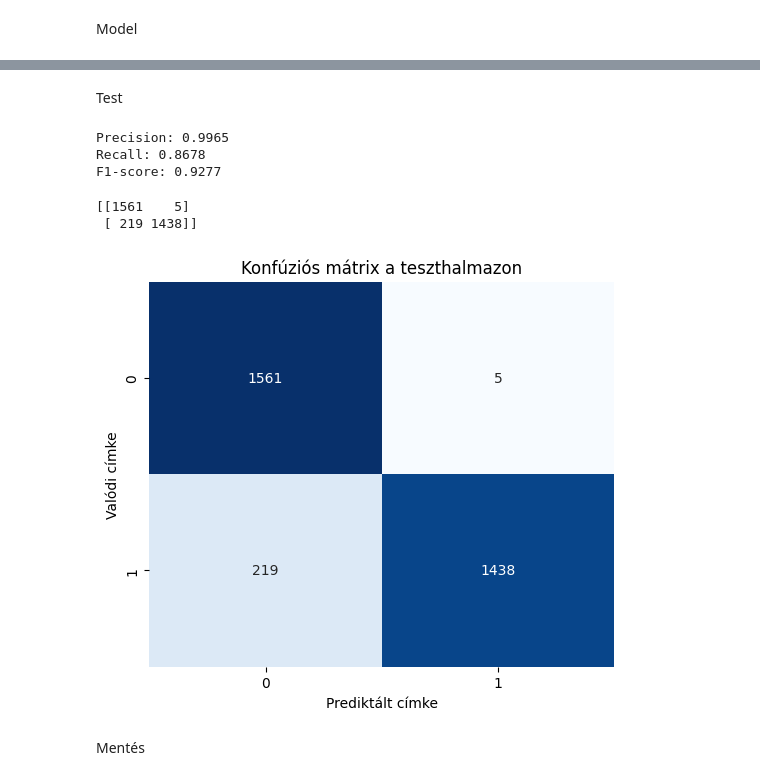
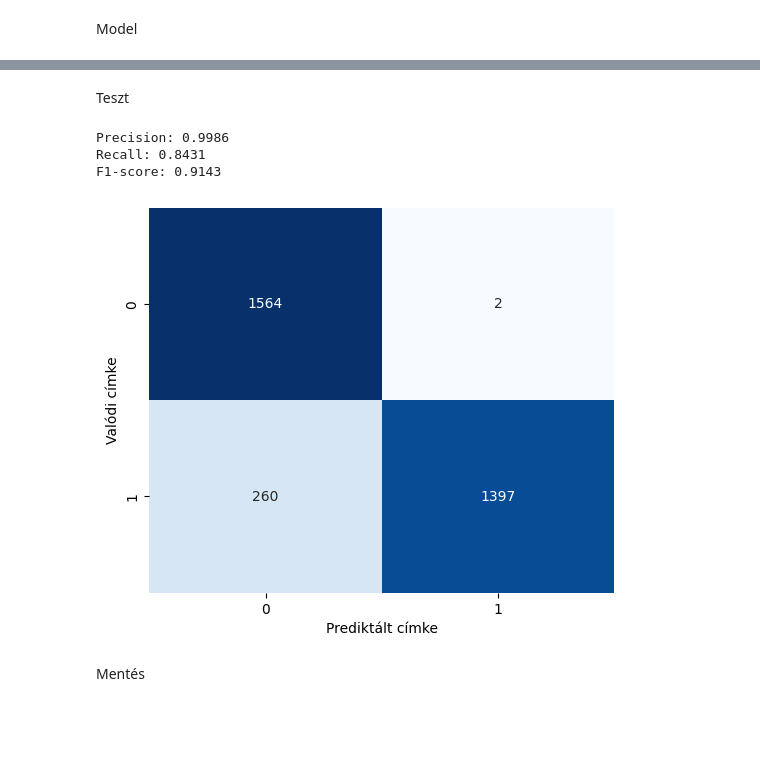
Before and after one commit to szeder1/Szakdolgozat_BSc, a Jupyter notebook: CNN/Model/cnnEyes.ipynb, the cells around one changed output, grey strips where cells are left out. Saved outputs shown, nothing was run; the diff lists cells and outputs as text; code cells hidden in the pictures; blank space fills up the shorter version.

```diff
--- a/CNN/Model/cnnEyes.ipynb
+++ b/CNN/Model/cnnEyes.ipynb
@@ -100,8 +100,13 @@ transform_train = transforms.Compose([
     transforms.Grayscale(num_output_channels=1),
     transforms.Resize((224, 224)),
     transforms.RandomHorizontalFlip(p=0.5),
-    #transforms.RandomApply([transforms.GaussianBlur(kernel_size=3)], p=0.2),
-    #transforms.RandomApply([transforms.RandomAffine(degrees=0, translate=(0.05, 0.05))], p=0.3),
+    transforms.ColorJitter(brightness=0.2, contrast=0.2),
+    transforms.RandomApply([
+        transforms.GaussianBlur(kernel_size=(3, 3), sigma=(0.1, 2.0))
+    ], p=0.2),
+    transforms.RandomApply([
+        transforms.RandomAffine(degrees=10, translate=(0.05, 0.05))
+    ], p=0.3),
     transforms.ToTensor(),
     transforms.Normalize([0.5], [0.5])
 ])
@@ -178,22 +183,35 @@ Model
 class EyeCNN(nn.Module):
     def __init__(self):
         super(EyeCNN, self).__init__()
-        self.conv1 = nn.Conv2d(1, 32, kernel_size=3, stride=1, padding=1)
-        self.conv2 = nn.Conv2d(32, 64, kernel_size=3, stride=1, padding=1)
-        self.conv3 = nn.Conv2d(64, 128, kernel_size=3, stride=1, padding=1)
+
+        self.conv1 = nn.Conv2d(1, 32, kernel_size=3, padding=1)
+        self.bn1 = nn.BatchNorm2d(32)
+
+        self.conv2 = nn.Conv2d(32, 64, kernel_size=3, padding=1)
+        self.bn2 = nn.BatchNorm2d(64)
+
+        self.conv3 = nn.Conv2d(64, 128, kernel_size=3, padding=1)
+        self.bn3 = nn.BatchNorm2d(128)
+
+        self.conv4 = nn.Conv2d(128, 256, kernel_size=3, padding=1)
+        self.bn4 = nn.BatchNorm2d(256)
+
         self.pool = nn.MaxPool2d(2, 2)
-        self.fc1 = nn.Linear(128 * 28 * 28, 128)
+
+        self.fc1 = nn.Linear(256 * 14 * 14, 256)
         self.dropout = nn.Dropout(0.5)
-        self.fc2 = nn.Linear(128, 1)
+        self.fc2 = nn.Linear(256, 1)
 
     def forward(self, x):
-        x = self.pool(F.relu(self.conv1(x)))
-        x = self.pool(F.relu(self.conv2(x)))
-        x = self.pool(F.relu(self.conv3(x)))
+        x = self.pool(F.relu(self.bn1(self.conv1(x))))
+        x = self.pool(F.relu(self.bn2(self.conv2(x))))
+        x = self.pool(F.relu(self.bn3(self.conv3(x))))
+        x = self.pool(F.relu(self.bn4(self.conv4(x))))
         x = torch.flatten(x, start_dim=1)
         x = F.relu(self.fc1(x))
         x = self.dropout(x)
         x = self.fc2(x)
         return x
 
+
 model = EyeCNN().to(device)
@@ -221,7 +229,7 @@ scheduler = optim.lr_scheduler.ReduceLROnPlateau(optimizer,
                                                  verbose=True)
 # %%
 num_epochs = 20
-patience = 5
+patience = 3
 best_val_loss = float('inf')
 epochs_without_improvement = 0
 
@@ -359,5 +367,5 @@ plt.show()
-# %% [markdown]
-Test
+# %% [markdown]
+Teszt
 # %%
 test_dataset = EyesDataset(test_df, transform=transform_val)
 test_loader = DataLoader(test_dataset, batch_size=BATCH, shuffle=False, num_workers=0, pin_memory=True)
@@ -387,24 +395,20 @@ print(f"Precision: {test_precision:.4f}")
 print(f"Recall: {test_recall:.4f}")
 print(f"F1-score: {test_f1:.4f}")
 # %% [output]
-Precision: 0.9965
-Recall: 0.8678
-F1-score: 0.9277
+Precision: 0.9986
+Recall: 0.8431
+F1-score: 0.9143
-# %%
-cm = confusion_matrix(test_labels, test_preds)
-print(cm)
-# %% [output]
-[[1561    5]
- [ 219 1438]]
 # %%
+cm = confusion_matrix(test_labels, test_preds)
+
 plt.figure(figsize=(6,5))
 sns.heatmap(cm, annot=True, fmt='d', cmap='Blues', cbar=False)
 plt.xlabel('Prediktált címke')
 plt.ylabel('Valódi címke')
-plt.title('Konfúziós mátrix a teszthalmazon')
+#plt.title('Konfúziós mátrix a teszthalmazon')
 plt.show()
 # %% [output]
-[figure, old version]
+[figure, new version]
 # %% [markdown]
 Mentés
 # %%
```
Also changed, not shown: parts of 8 cells of this notebook, 5 other files.
